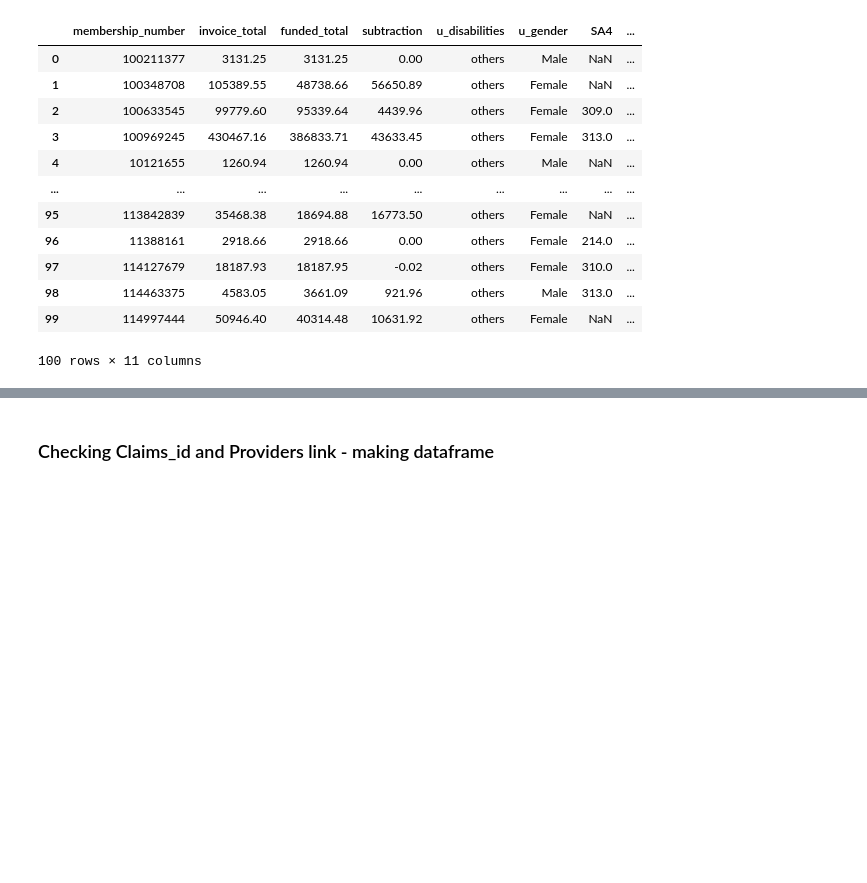
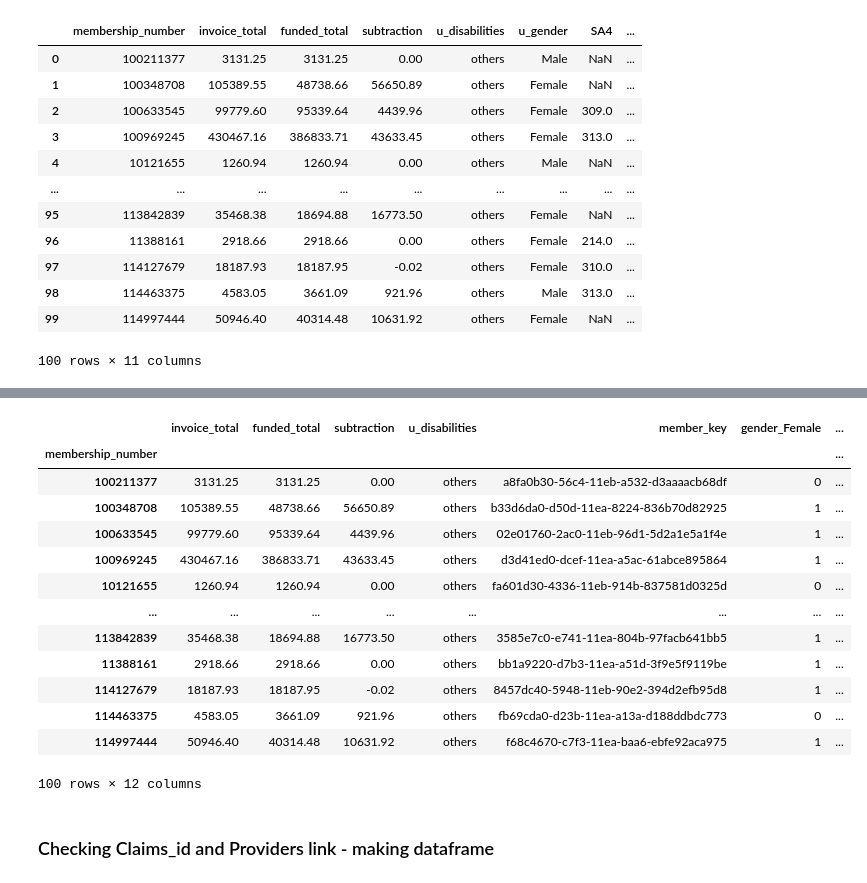
Before and after one commit to TheConMiz/ifn711_leap_in, a Jupyter notebook: LeapIn_Budget_Utilisation.ipynb, the cells around one changed output, grey strips where cells are left out. Cells and saved outputs as stored; diff of their text form; code cells hidden in the pictures; blank space fills up the shorter version.

Commit message:
One-Hot Encoded GCSA_NAME

```diff
--- a/LeapIn_Budget_Utilisation.ipynb
+++ b/LeapIn_Budget_Utilisation.ipynb
@@ -526,19 +523,3 @@ memory usage: 537.2+ KB
 | 98 | 114463375 | 4583.05 | 3661.09 | 921.96 | others | Male | 313.0 | ... |
 | 99 | 114997444 | 50946.40 | 40314.48 | 10631.92 | others | Female | NaN | ... |
 100 rows × 11 columns
-# %%
-# One-Hot Encoding of cleaned_df2
-
-cleaned_df2 = cleaned_df2.set_index("membership_number")
-one_hot_gender = pd.get_dummies(cleaned_df2["u_gender"], prefix="gender")
-# one_hot_gender.head(100)
-
-one_hot_df2 = pd.merge(cleaned_df2, one_hot_gender, on="membership_number", how="left")
-one_hot_df2.info()
-one_hot_df2.head(100)
-
-# one_hot_df2["u_gender"].value_counts()
-# one_hot_df2["gender_Male"].value_counts()
-# one_hot_df2["gender_Female"].value_counts()
-# one_hot_df2["gender_Other"].value_counts()
-# one_hot_df2["gender_Unknown"].value_counts()
@@ -576,0 +526,37 @@ memory usage: 515.2+ KB
+# %%
+# One-Hot Encoding of cleaned_df2
+
+# cleaned_df2 = cleaned_df2.set_index("membership_number")
+# One-hot encoding of Gender
+one_hot_gender = pd.get_dummies(cleaned_df2["u_gender"], prefix="gender")
+# Merge with the cleaned DF2
+one_hot_df2 = pd.merge(cleaned_df2, one_hot_gender, on="membership_number", how="left")
+# One-hot encoding of GCCSA
+# Compile list of Greater regions
+greaterRegions = one_hot_df2[one_hot_df2["GCCSA_NAME"].str.contains("Greater", na=False)]["GCCSA_NAME"].value_counts().index.to_list()
+# Compile list of "Rest of..." regions
+restOfRegions = one_hot_df2[one_hot_df2["GCCSA_NAME"].str.contains("Rest of", na=False)]["GCCSA_NAME"].value_counts().index.to_list()
+# Compile list of "Capital" regions
+capitalRegions = one_hot_df2[one_hot_df2["GCCSA_NAME"].str.contains("Capital", na=False)]["GCCSA_NAME"].value_counts().index.to_list()
+# Replace "Greater" values with Urban
+for region in greaterRegions:
+    one_hot_df2 = one_hot_df2.replace([region], "Urban")
+# Replace "Rest of..." values with Rural
+for region in restOfRegions:
+    one_hot_df2 = one_hot_df2.replace([region], "Rural")
+# Replace "Capital" regions with Urban
+for region in capitalRegions:
+    one_hot_df2 = one_hot_df2.replace([region], "Urban")
+# Replace NaN values with "Unknown"
+one_hot_df2["GCCSA_NAME"] = one_hot_df2["GCCSA_NAME"].replace(np.nan, "Unknown")
+# Perform One-hot Encoding on GCCSA_NAME
+one_hot_region = pd.get_dummies(one_hot_df2["GCCSA_NAME"], prefix="GCCSA")
+one_hot_df2 = pd.merge(one_hot_df2, one_hot_region, on="membership_number", how="left")
+
+# Drop unnecessary columns
+one_hot_df2 = one_hot_df2.drop(columns=["SA4", "SA4_NAME", "GCCSA_NAME", "STATE_NAME", "u_gender"])
+
+# Display Summary information for one_hot_df2
+one_hot_df2.info()
+one_hot_df2.head(100)
+# %% [output]
@@ -577,3 +582,17 @@ memory usage: 515.2+ KB
+|  | invoice_total | funded_total | subtraction | u_disabilities | member_key | gender_Female | ... |
+| membership_number |  |  |  |  |  |  | ... |
+| 100211377 | 3131.25 | 3131.25 | 0.00 | others | a8fa0b30-56c4-11eb-a532-d3aaaacb68df | 0 | ... |
+| 100348708 | 105389.55 | 48738.66 | 56650.89 | others | b33d6da0-d50d-11ea-8224-836b70d82925 | 1 | ... |
+| 100633545 | 99779.60 | 95339.64 | 4439.96 | others | 02e01760-2ac0-11eb-96d1-5d2a1e5a1f4e | 1 | ... |
+| 100969245 | 430467.16 | 386833.71 | 43633.45 | others | d3d41ed0-dcef-11ea-a5ac-61abce895864 | 1 | ... |
+| 10121655 | 1260.94 | 1260.94 | 0.00 | others | fa601d30-4336-11eb-914b-837581d0325d | 0 | ... |
+| ... | ... | ... | ... | ... | ... | ... | ... |
+| 113842839 | 35468.38 | 18694.88 | 16773.50 | others | 3585e7c0-e741-11ea-804b-97facb641bb5 | 1 | ... |
+| 11388161 | 2918.66 | 2918.66 | 0.00 | others | bb1a9220-d7b3-11ea-a51d-3f9e5f9119be | 1 | ... |
+| 114127679 | 18187.93 | 18187.95 | -0.02 | others | 8457dc40-5948-11eb-90e2-394d2efb95d8 | 1 | ... |
+| 114463375 | 4583.05 | 3661.09 | 921.96 | others | fb69cda0-d23b-11ea-a13a-d188ddbdc773 | 0 | ... |
+| 114997444 | 50946.40 | 40314.48 | 10631.92 | others | f68c4670-c7f3-11ea-baa6-ebfe92aca975 | 1 | ... |
+100 rows × 12 columns
 # %%
 df_plan = pd.read_sql("select p.plan_key, p.member_key, p.status, p.start_date, p.end_date, pb.item_category_level2_key, pb.allocation, pb.remaining from HH_plan p join HH_plan_budget pb on p.plan_key = pb.plan_key", con=conn)
 
```
Also changed, not shown: parts of 3 cells of this notebook.
